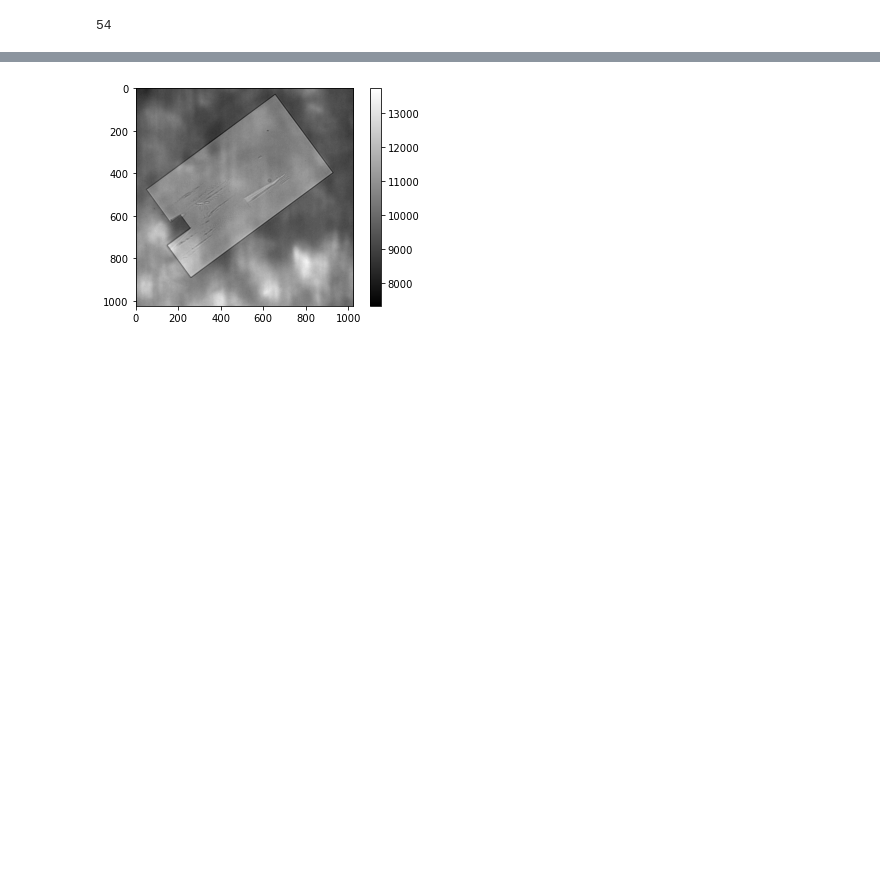
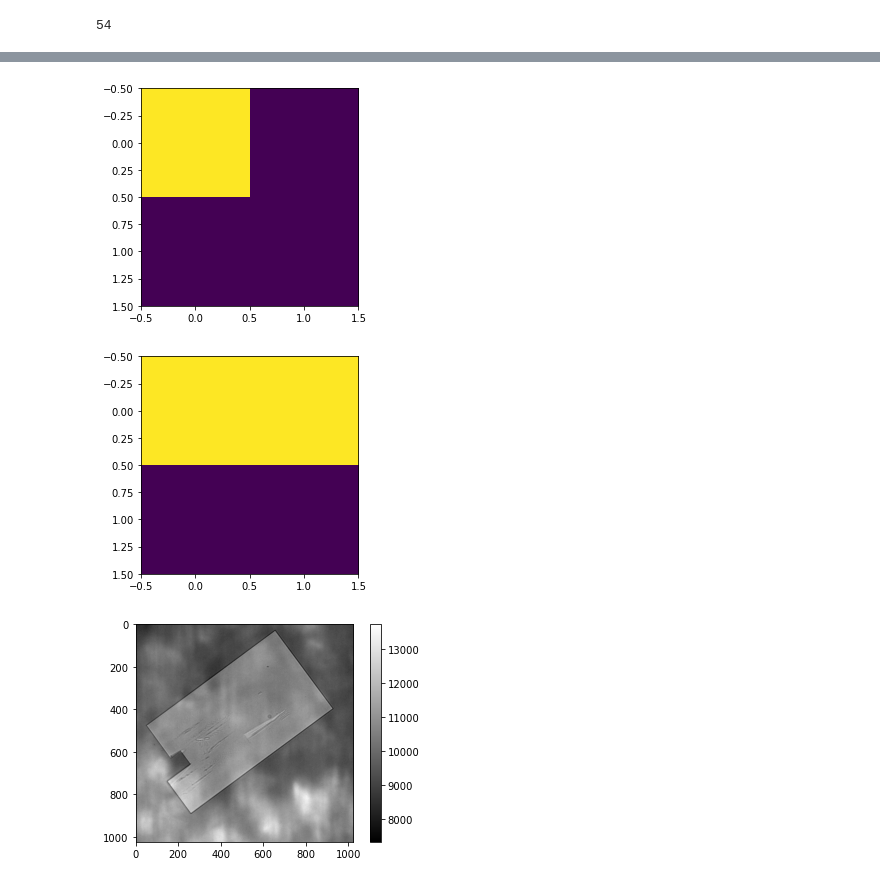
Before and after one commit to ESaundersNano/Mini-1-Multidimensional-analysis-of-perovskite-growth, a Jupyter notebook: test_notebook.ipynb, the cells around one changed output, grey strips where cells are left out. Saved outputs shown, nothing was run; the diff lists cells and outputs as text; code cells hidden in the pictures; blank space fills up the shorter version.

```diff
--- a/test_notebook.ipynb
+++ b/test_notebook.ipynb
@@ -532,3 +550,13 @@ plt.imshow(rotate_image(image3, ))
+# %%
+a=np.array([[1,0],[0,0]])
+plt.imshow(a)
+plt.show()
+a=np.array([[1,1],[0,0]])
+plt.imshow(a)
+plt.show()
+# %% [output]
+[figure, added]
+[figure, added]
 # %%
 image = images[3]
 %matplotlib inline
```
Also changed, not shown: parts of 10 cells of this notebook.
